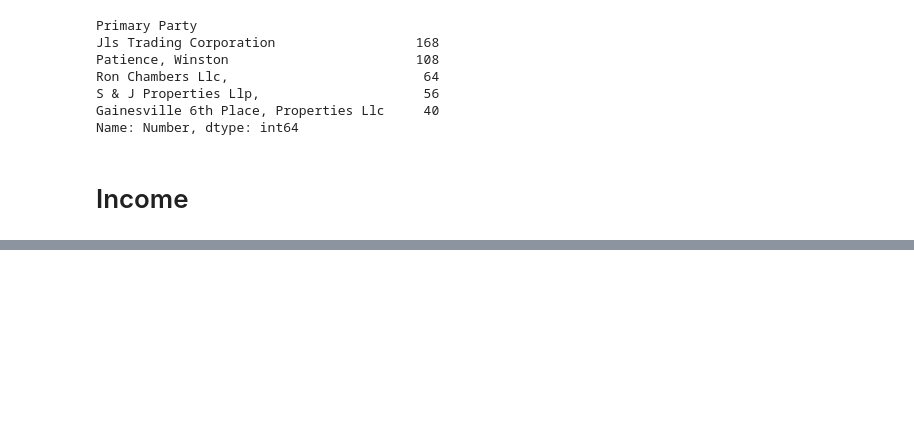
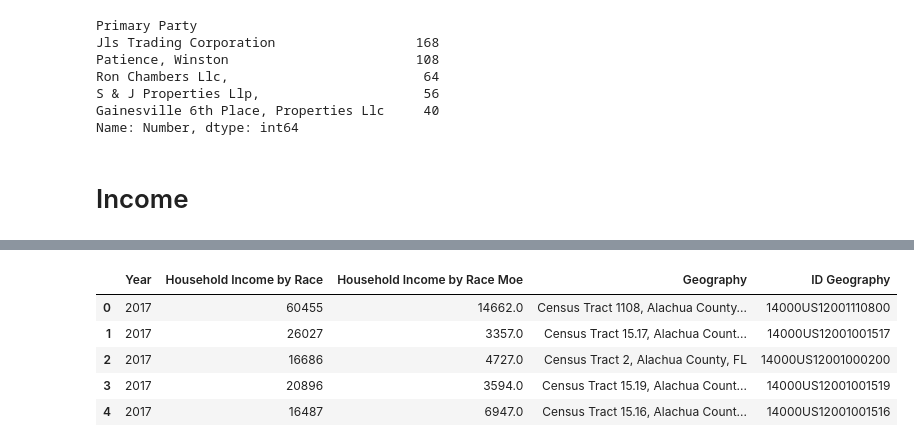
Before and after one commit to hanrosen/gainesville, a Jupyter notebook: Cleaning-Manali.ipynb, the cells around one changed output, grey strips where cells are left out. Drawn from its saved outputs; the diff is of its cells as text; code cells hidden in the pictures; blank space fills up the shorter version.

Commit message:
income

```diff
--- a/Cleaning-Manali.ipynb
+++ b/Cleaning-Manali.ipynb
@@ -377,3 +366,14 @@ income.head()
 | 2 | 2017 | 2017 | 0 | Total | 16686 | 4727.0 | Census Tract 2, Alachua County, FL | ... |
 | 3 | 2017 | 2017 | 0 | Total | 20896 | 3594.0 | Census Tract 15.19, Alachua Count... | ... |
 | 4 | 2017 | 2017 | 0 | Total | 16487 | 6947.0 | Census Tract 15.16, Alachua Count... | ... |
+# %%
+income = income.drop(columns=["Race","ID Race","ID Year"])
+# %%
+income.head()
+# %% [output]
+|  | Year | Household Income by Race | Household Income by Race Moe | Geography | ID Geography |
+| 0 | 2017 | 60455 | 14662.0 | Census Tract 1108, Alachua County... | 14000US12001110800 |
+| 1 | 2017 | 26027 | 3357.0 | Census Tract 15.17, Alachua Count... | 14000US12001001517 |
+| 2 | 2017 | 16686 | 4727.0 | Census Tract 2, Alachua County, FL | 14000US12001000200 |
+| 3 | 2017 | 20896 | 3594.0 | Census Tract 15.19, Alachua Count... | 14000US12001001519 |
+| 4 | 2017 | 16487 | 6947.0 | Census Tract 15.16, Alachua Count... | 14000US12001001516 |
```
Also changed, not shown: parts of 1 cell of this notebook.
